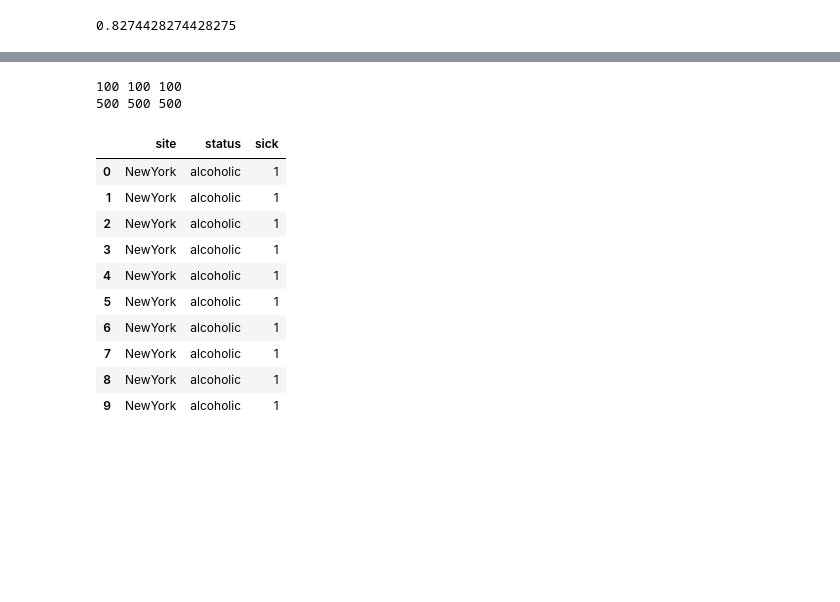
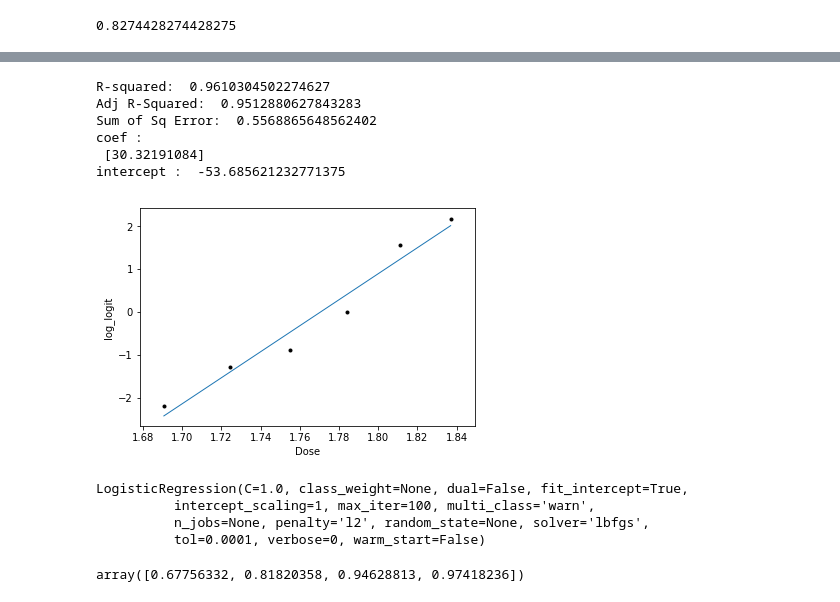
Before and after one commit to mohit-mhjn/forecasting, a Jupyter notebook: Week 3 - Logistic Regression.ipynb, the cells around one changed output, grey strips where cells are left out. Drawn from its saved outputs; the diff is of its cells as text; code cells hidden in the pictures; blank space fills up the shorter version.

```diff
--- a/Week 3 - Logistic Regression.ipynb
+++ b/Week 3 - Logistic Regression.ipynb
@@ -185,3 +232,39 @@ The Accuracy of the logistic regression has improved by squaring the dose.
+# %%
+from sklearn.linear_model import LinearRegression
+reg = LinearRegression()
+
+X = numpy.array(dead_df["Dose"]).reshape(-1,1)
+y = dead_df["log_logit"]
+# A summary function to analyse accuracy metrics
+def summary(reg,X,y):
+    print(colored("\nR-squared: ","blue"),reg.score(X, y),colored("\nAdj R-Squared: ","blue"),1 - (1-reg.score(X, y))*(len(y)-1)/(len(y)-X.shape[1]-1))
+    yhat = reg.predict(X)
+    print(colored("Sum of Sq Error: ","blue"),sum((y-yhat)**2))
+    print(colored("coef :\n","blue"),reg.coef_)
+    print(colored("intercept : ","blue"),reg.intercept_)
+    return None
+
+reg.fit(X,y)
+summary(reg,X,y)
+
+y_pred = reg.predict(X)
+
+plt.scatter(X,y,color='black',marker=".")
+plt.plot(X,y_pred, linewidth=1)
+# plt.xticks(())
+# plt.yticks(())
+plt.xlabel("Dose")
+plt.ylabel("log_logit")
+
+plt.show()
+# %% [output]
+R-squared:  0.9610304502274627
+Adj R-Squared:  0.9512880627843283
+Sum of Sq Error:  0.5568865648562402
+coef :
+ [30.32191084]
+intercept :  -53.685621232771375
+[figure, added]
 # %%
 # Exercise 4
 
@@ -213,18 +296,11 @@ for indx,row in patient_df.iterrows():
     patient_df_dataset["sick"] += sick
 
 patient_df_binary = pandas.DataFrame(patient_df_dataset)
-patient_df_binary[:10]
+
+lookup_dict = {"NewYork":1,
+               "Philadelphia":0,
+               "alcoholic":1,
+               "nonAlcoholic":0}
+
+patient_df_binary["t_site"] = patient_df_binary.apply(lambda x: lookup_dict[x["site"]], axis = 1)
+patient_df_binary["t_status"] = patient_df_binary.apply(lambda x: lookup_dict[x["status"]], axis = 1)
-# %% [output]
-100 100 100
-500 500 500
-|  | site | status | sick |
-| 0 | NewYork | alcoholic | 1 |
-| 1 | NewYork | alcoholic | 1 |
-| 2 | NewYork | alcoholic | 1 |
-| 3 | NewYork | alcoholic | 1 |
-| 4 | NewYork | alcoholic | 1 |
-| 5 | NewYork | alcoholic | 1 |
-| 6 | NewYork | alcoholic | 1 |
-| 7 | NewYork | alcoholic | 1 |
-| 8 | NewYork | alcoholic | 1 |
-| 9 | NewYork | alcoholic | 1 |
@@ -232,0 +311,13 @@ from sklear.model_selection
+# %%
+log_reg.fit(X_train,y_train)
+# %% [output]
+LogisticRegression(C=1.0, class_weight=None, dual=False, fit_intercept=True,
+          intercept_scaling=1, max_iter=100, multi_class='warn',
+          n_jobs=None, penalty='l2', random_state=None, solver='lbfgs',
+          tol=0.0001, verbose=0, warm_start=False)
+# %%
+# from sklearn.metrics import confusion_matrix
+prediction_probs = log_reg.predict_proba(X_test)
+numpy.unique(prediction_probs[:,0])
+# %% [output]
+array([0.67756332, 0.81820358, 0.94628813, 0.97418236])
```
Also changed, not shown: parts of 10 cells of this notebook, 2 other files.
